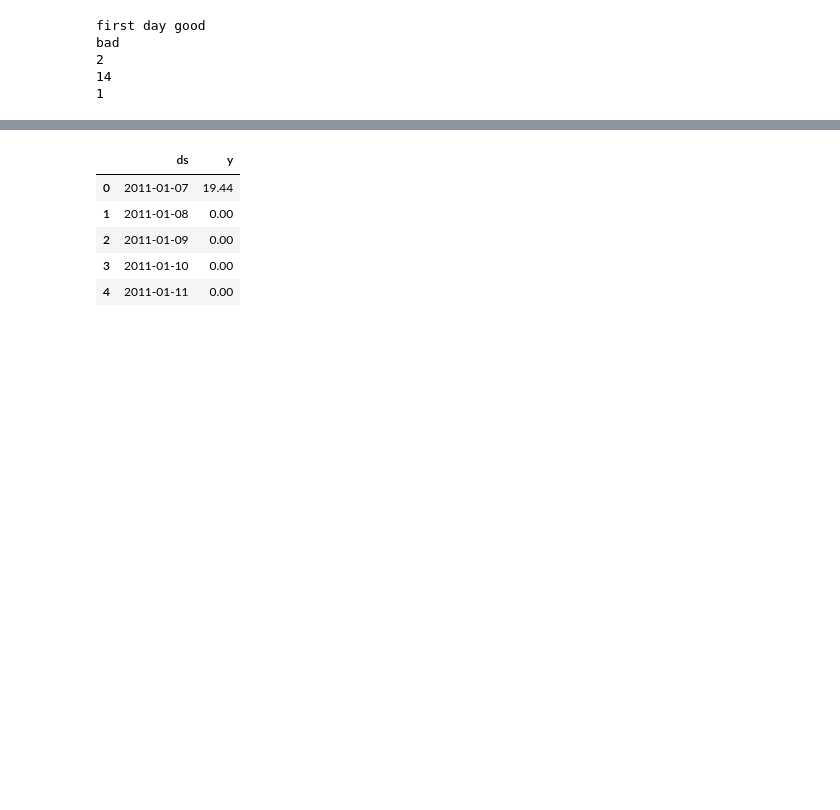
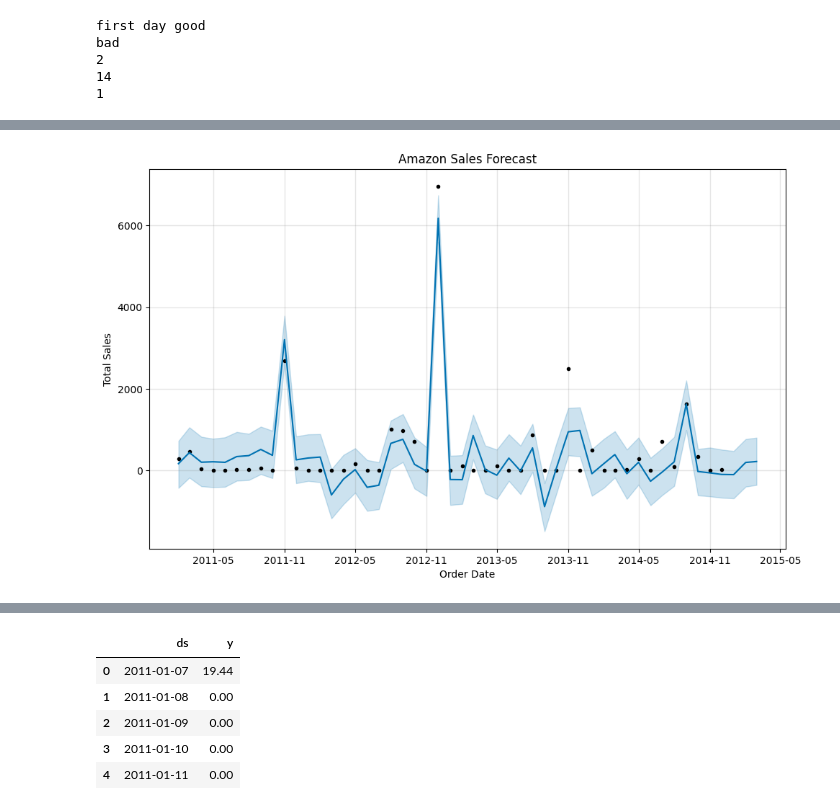
Before and after one commit to sjensen39/CS133_GP1, a Jupyter notebook: project_class_notebooks/ML_data_prediction.ipynb, the cells around one changed output, grey strips where cells are left out. Drawn from its saved outputs; the diff is of its cells as text; code cells hidden in the pictures; blank space fills up the shorter version.

Commit message:
added monthly and daily time-series prediction for comparison

```diff
--- a/project_class_notebooks/ML_data_prediction.ipynb
+++ b/project_class_notebooks/ML_data_prediction.ipynb
@@ -141,0 +180,27 @@ bad
+# %%
+# 5. Initialize and fit the Prophet model
+model = Prophet(
+    yearly_seasonality=True,  # Captures Q4 holiday spikes, Prime Day, etc.
+    weekly_seasonality=True,  # Captures weekend vs. weekday shopping habits
+    daily_seasonality=True,  # Off since data is aggregated at the daily level
+    seasonality_mode='multiplicative',  # Best when seasonal swings grow with overall sales
+)
+
+# Add US holidays (great for capturing Black Friday, Cyber Monday, and Christmas)
+model.add_country_holidays(country_name='US')
+
+# Train the model
+model.fit(daily_sales)
+
+# 6. Create future dates (e.g., forecast 90 days ahead) and predict
+future = model.make_future_dataframe(periods=3, freq='MS')
+forecast = model.predict(future)
+# %%
+# 7. Plot the overall forecast
+fig1 = model.plot(forecast)
+plt.title('Amazon Sales Forecast')
+plt.xlabel('Order Date')
+plt.ylabel('Total Sales')
+plt.show()
+# %% [output]
+[figure, added]
```
Also changed, not shown: parts of 5 cells of this notebook.
